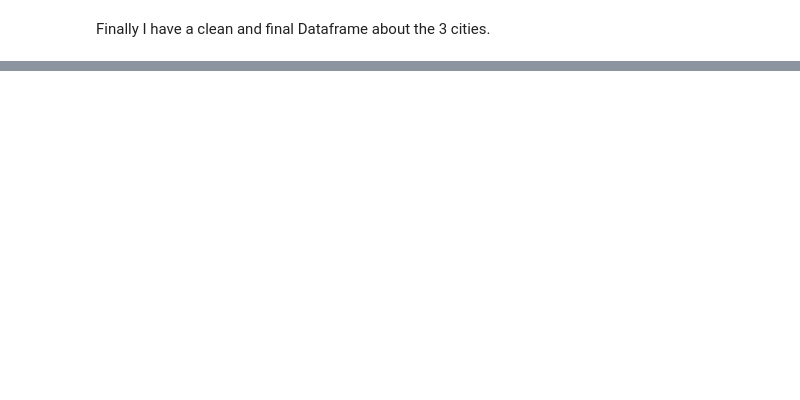
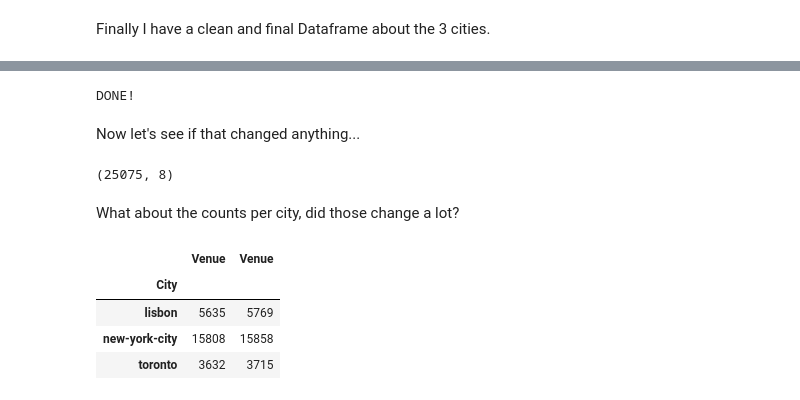
Before and after one commit to HenrikPereira/CapstoneDS, a Jupyter notebook: 2_Capstone Project - The Battle of Neighborhoods (Week 1).ipynb, the cells around one changed output, grey strips where cells are left out. Cells and saved outputs as stored; diff of their text form; code cells hidden in the pictures; blank space fills up the shorter version.

```diff
--- a/2_Capstone Project - The Battle of Neighborhoods (Week 1).ipynb
+++ b/2_Capstone Project - The Battle of Neighborhoods (Week 1).ipynb
@@ -403,0 +429,6 @@ NL_cities
+# %%
+CLIENT_ID = '4QFEINHYB35HFDKHZQYHUSKX5UWGPTCFUCMXSIRHS5CQJJ51'
+CLIENT_SECRET = 'XUIM0KSEAAPNBMC0XXDK3QMS3XDYEHGRUG1VABVMKJMVTSCI'
+VERSION = '20190618'
+LIMIT = 100 # number of maximum venues to be returned for every neighborhood
+RADIUS = 750 # radius to search for venues
@@ -403,0 +482,7 @@ NL_cities
+# %%
+all_venues = get_nearby_venues(
+    cities = Neighborhoods['City'],
+    names = Neighborhoods['Neighborhood'],
+    latitudes = Neighborhoods['Latitude'],
+    longitudes = Neighborhoods['Longitude'],
+    radius=RADIUS)
@@ -403,0 +506,34 @@ NL_cities
+# %%
+# define the cutoff function
+def remove_neigh_low_count(df, cutoff):
+    filter_out_df = df.groupby('Neighborhood').count()[['Venue']]
+
+    filter_out_list = list(filter_out_df[filter_out_df['Venue'] < cutoff].index)
+
+    final_df = pd.DataFrame()
+    final_df = df[~df['Neighborhood'].isin(filter_out_list)].copy()
+
+    print('DONE!')
+    return final_df
+# %%
+selected_venues = remove_neigh_low_count(all_venues, 7)
+# %% [output]
+DONE!
+# %% [markdown]
+Now let's see if that changed anything...
+# %%
+selected_venues.shape
+# %% [output]
+(25075, 8)
+# %% [markdown]
+What about the counts per city, did those change a lot?
+# %%
+pd.concat([selected_venues.groupby(by='City').count()['Venue'],
+           all_venues.groupby(by='City').count()['Venue']],
+          axis=1)
+# %% [output]
+|  | Venue | Venue |
+| City |  |  |
+| lisbon | 5635 | 5769 |
+| new-york-city | 15808 | 15858 |
+| toronto | 3632 | 3715 |
```
Also changed, not shown: parts of 16 cells of this notebook, 3 other files.
